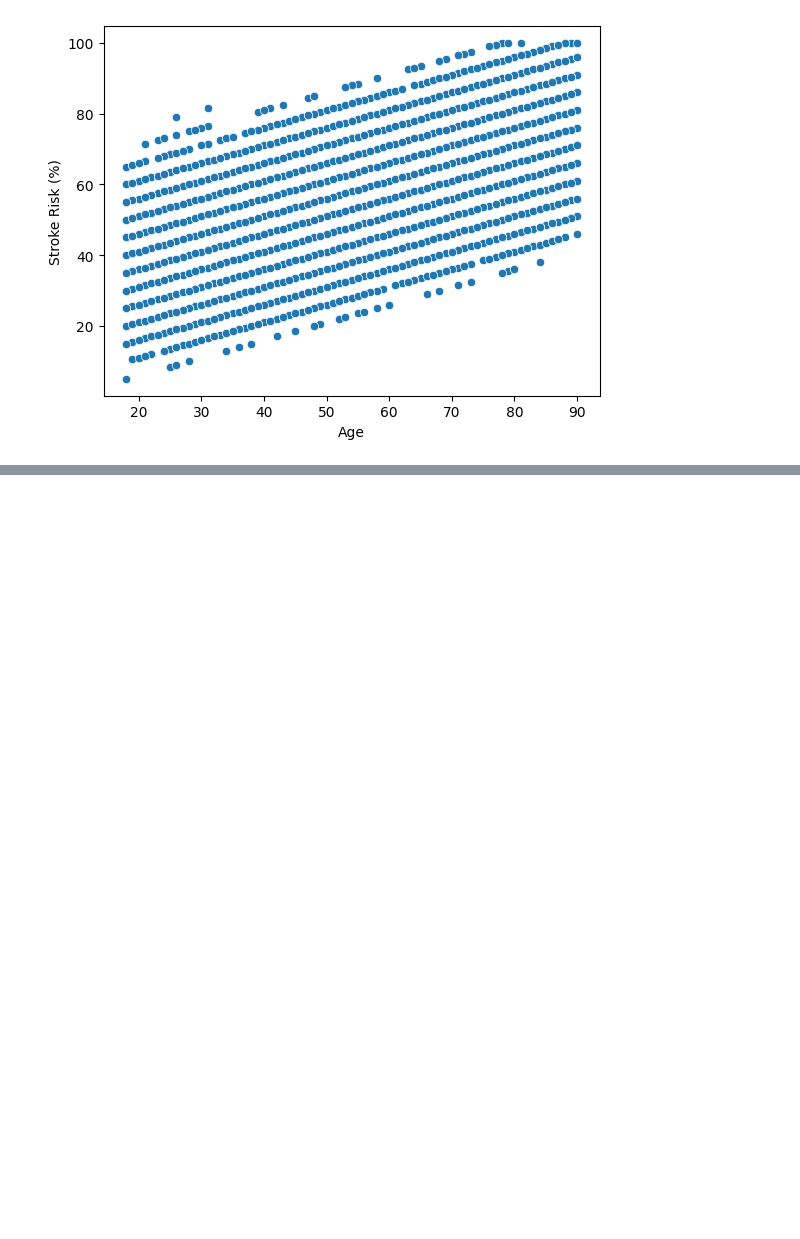
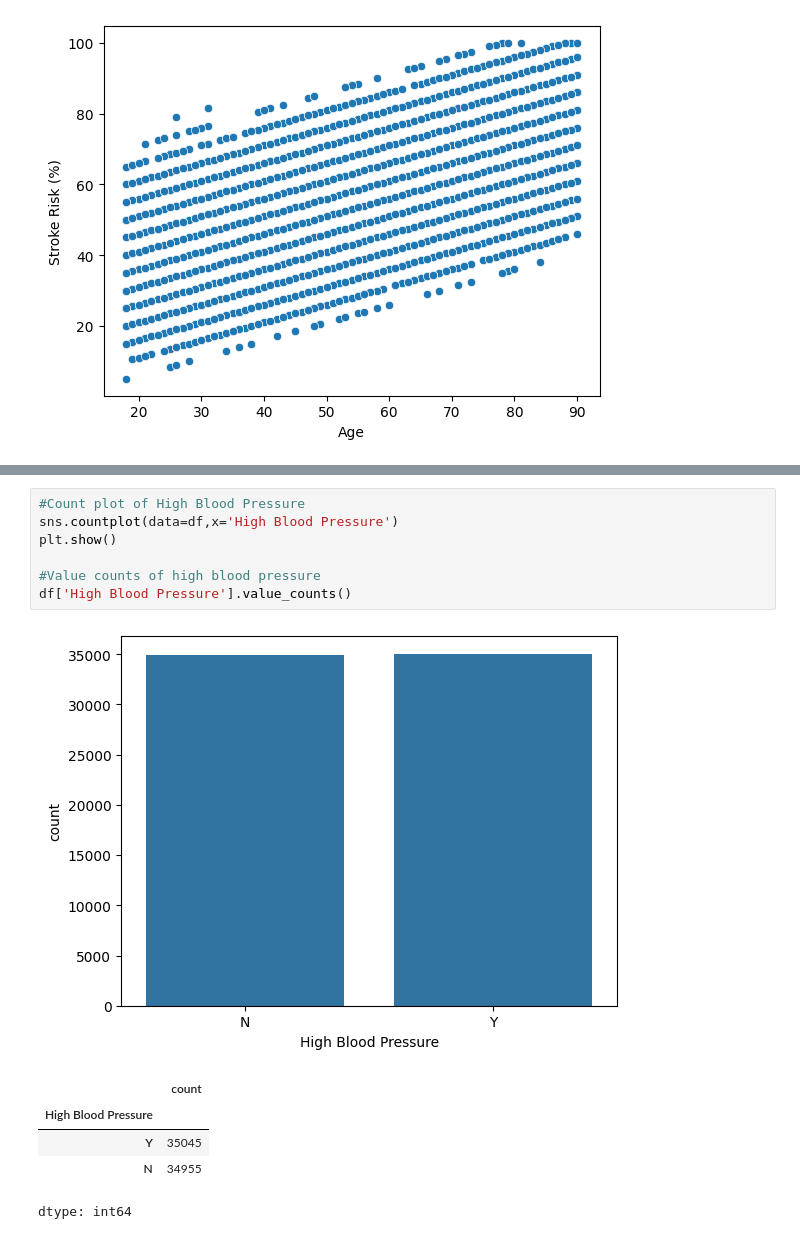
Before and after one commit to hannahabele/Assignment-1, a Jupyter notebook: DS_3001_Final_Project.ipynb, the cells around one changed output, grey strips where cells are left out. Cells and saved outputs as stored; diff of their text form; blank space fills up the shorter version.

```diff
--- a/DS_3001_Final_Project.ipynb
+++ b/DS_3001_Final_Project.ipynb
@@ -344,0 +373,14 @@ plt.show()
+# %%
+#Count plot of High Blood Pressure
+sns.countplot(data=df,x='High Blood Pressure')
+plt.show()
+
+#Value counts of high blood pressure
+df['High Blood Pressure'].value_counts()
+# %% [output]
+[figure, added]
+|  | count |
+| High Blood Pressure |  |
+| Y | 35045 |
+| N | 34955 |
+dtype: int64
```
Also changed, not shown: parts of 2 cells of this notebook.
